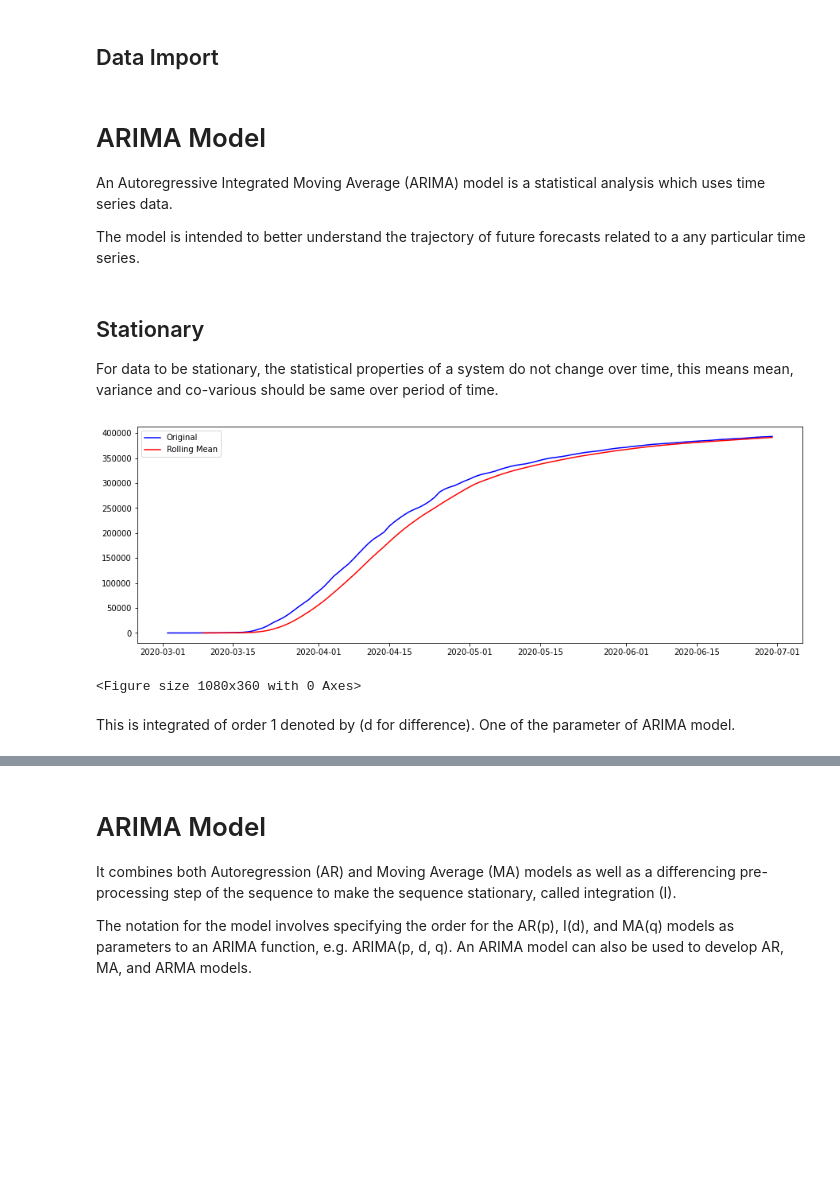
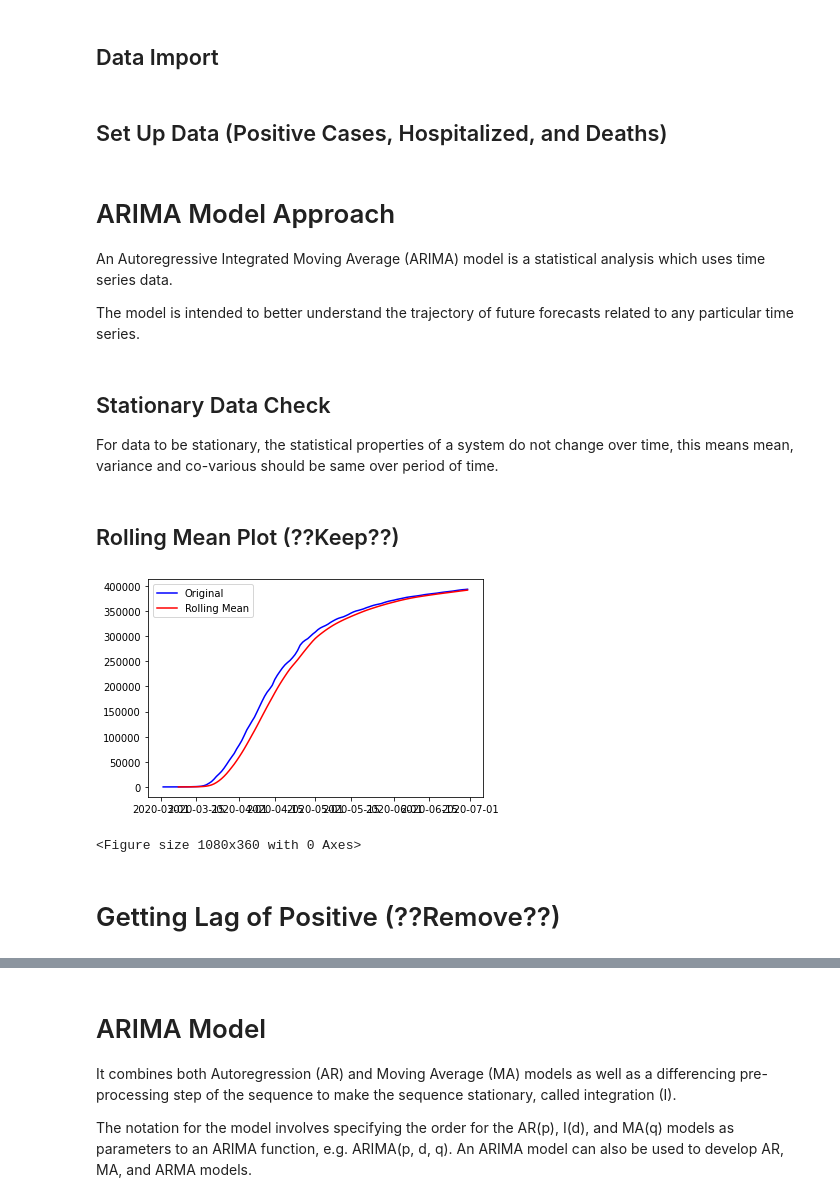
Before and after one commit to JohnKHancock/CUNY_DATA_698_Maters_Project, a Jupyter notebook: project-model/arima-models.ipynb, the cells around one changed output, grey strips where cells are left out. Drawn from its saved outputs; the diff is of its cells as text; code cells hidden in the pictures; blank space fills up the shorter version.

Commit message:
update on models

```diff
--- a/project-model/arima-models.ipynb
+++ b/project-model/arima-models.ipynb
@@ -35,37 +68,41 @@ df2 = pd.read_csv('..\\raw_data\\final-ny-data-v2.csv', parse_dates = ['date'])
+# %% [markdown]
+## Set Up Data (Positive Cases, Hospitalized, and Deaths)
+# %%
+# Set up dataframes with date index
+df_positive_cases = pd.DataFrame(df2, columns = ['date', 'positive'])
+df_hospitalized = pd.DataFrame(df2, columns = ['date', 'hospitalized'])
+df_deaths = pd.DataFrame(df2, columns = ['date', 'death'])
+
+df_positive_cases.set_index('date', inplace = True)
+df_hospitalized.set_index('date', inplace = True)
+df_deaths.set_index('date', inplace = True)
 # %% [markdown]
-# ARIMA Model
+# ARIMA Model Approach
 
 An Autoregressive Integrated Moving Average (ARIMA) model is a statistical analysis which uses time series data.
 
-The model is intended to better understand the trajectory of future forecasts related to a any particular time series.
+The model is intended to better understand the trajectory of future forecasts related to any particular time series.
 # %% [markdown]
-## Stationary
+## Stationary Data Check
+
 For data to be stationary, the statistical properties of a system do not change over time, this means mean,
 variance and co-various should be same over period of time.
+# %% [markdown]
+## Rolling Mean Plot (??Keep??)
 # %%
-# to set feature interested in, in one place
-# positiveIncrease
-feature_interested_in = 'positive'
-
-# Set up dataframe, mainly a date index and the number of cases per day
-df_positive_cases = pd.DataFrame(df2, columns = ['date', feature_interested_in])
-
-#df_positive_cases = pd.DataFrame(df2, columns = ['date', 'positiveIncrease'])
-df_positive_cases.set_index('date', inplace = True)
-
 # Extract the mean
-rollmean = df_positive_cases.rolling(window=8).mean()
+rollmean = df_positive_cases.rolling(window=7).mean()
 
 # Visual plot of the actual data set and the rolling mean
 plt.plot(df_positive_cases, color = 'blue', label = 'Original')
 plt.plot(rollmean, color = 'red', label = 'Rolling Mean')
 plt.legend(loc = 'best')
 plt.figure(figsize=(15, 5))
 plt.show()
 # %% [output]
-[figure, old version]
+[figure, new version]
 <Figure size 1080x360 with 0 Axes>
-# %% [markdown]
-This is integrated of order 1 denoted by (d for difference). One of the parameter of ARIMA model.
+# %% [markdown]
+# Getting Lag of Positive (??Remove??)
 # %%
 # display head of data frame
```
Also changed, not shown: parts of 42 cells of this notebook.
